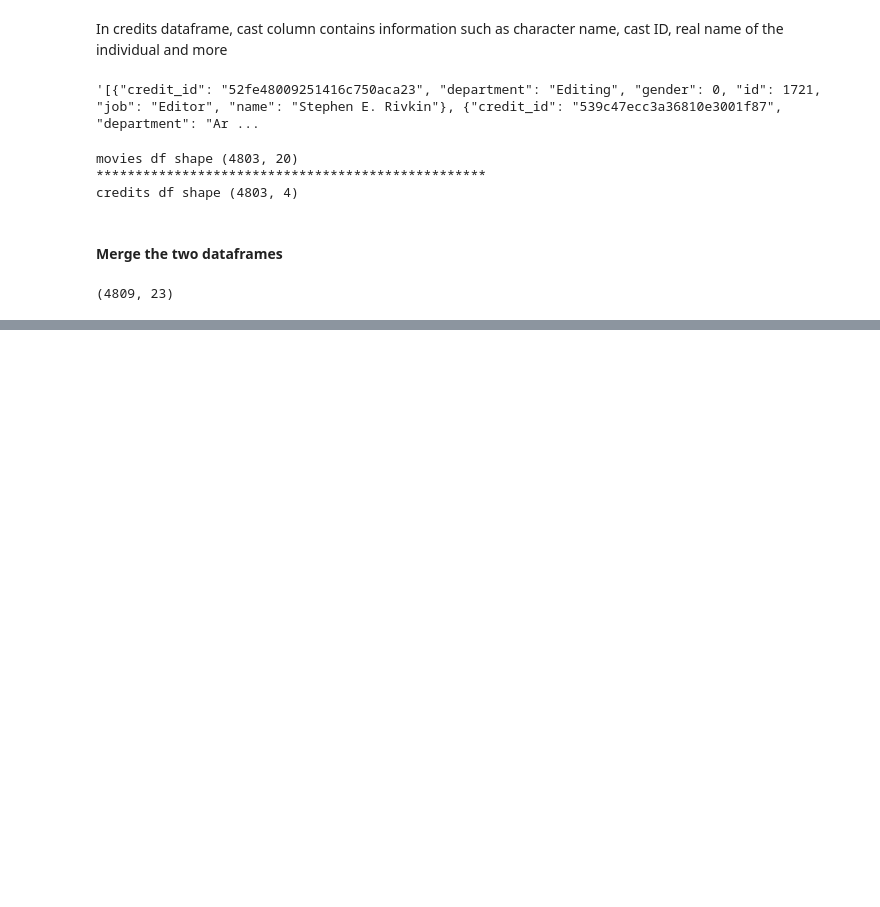
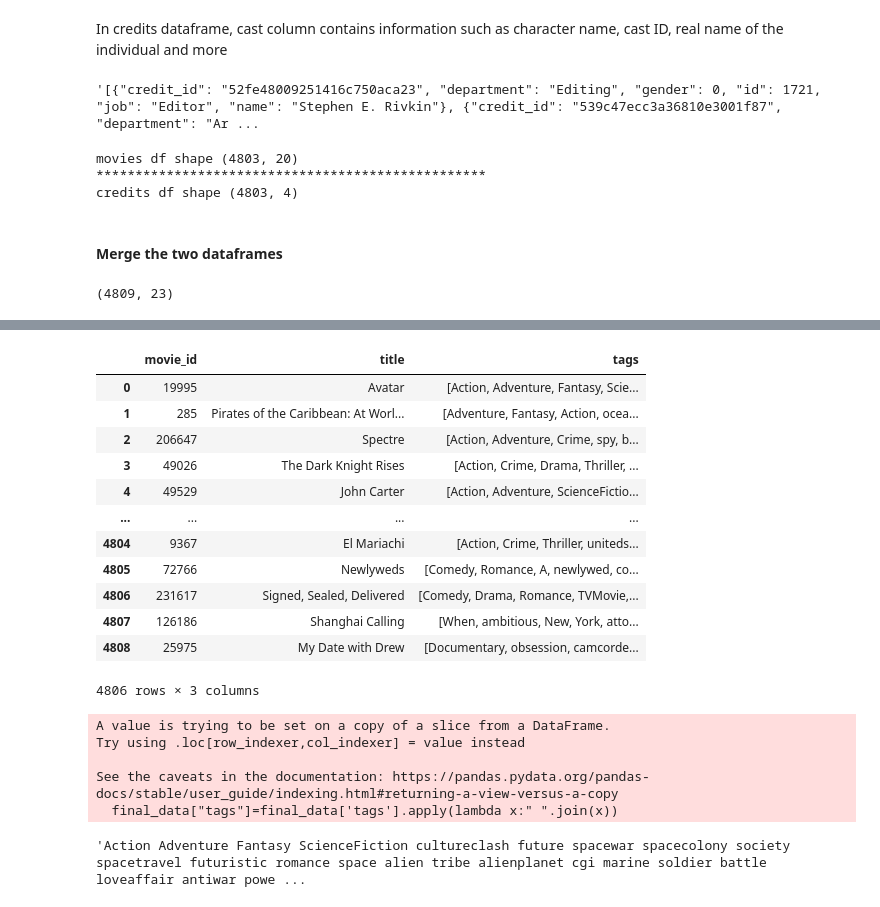
Before and after one commit to tharani001/Movie-Recommendation-system, a Jupyter notebook: Content Based Movie Recommendation System.ipynb, the cells around one changed output, grey strips where cells are left out. Saved outputs shown, nothing was run; the diff lists cells and outputs as text; code cells hidden in the pictures; blank space fills up the shorter version.

```diff
--- a/Content Based Movie Recommendation System.ipynb
+++ b/Content Based Movie Recommendation System.ipynb
@@ -85,0 +254,4 @@ movie_data.shape
+# %%
+movie_data["keywords"]=movie_data["keywords"].apply(lambda x:[i.replace(" ","") for i in x])
+movie_data["cast"]=movie_data["cast"].apply(lambda x:[i.replace(" ","") for i in x])
+movie_data["crew"]=movie_data["crew"].apply(lambda x:[i.replace(" ","") for i in x])
@@ -85,0 +263,4 @@ movie_data.shape
+# %%
+movie_data["tags"]=movie_data["genres"]+movie_data["keywords"]+movie_data["overview"]+movie_data["cast"]+movie_data["crew"]
+# %%
+movie_data.drop("id",axis=1,inplace=True)
@@ -85,0 +272,30 @@ movie_data.shape
+# %%
+final_data=movie_data[["movie_id","title","tags"]]
+# %%
+final_data
+# %% [output]
+|  | movie_id | title | tags |
+| 0 | 19995 | Avatar | [Action, Adventure, Fantasy, Scie... |
+| 1 | 285 | Pirates of the Caribbean: At Worl... | [Adventure, Fantasy, Action, ocea... |
+| 2 | 206647 | Spectre | [Action, Adventure, Crime, spy, b... |
+| 3 | 49026 | The Dark Knight Rises | [Action, Crime, Drama, Thriller, ... |
+| 4 | 49529 | John Carter | [Action, Adventure, ScienceFictio... |
+| ... | ... | ... | ... |
+| 4804 | 9367 | El Mariachi | [Action, Crime, Thriller, uniteds... |
+| 4805 | 72766 | Newlyweds | [Comedy, Romance, A, newlywed, co... |
+| 4806 | 231617 | Signed, Sealed, Delivered | [Comedy, Drama, Romance, TVMovie,... |
+| 4807 | 126186 | Shanghai Calling | [When, ambitious, New, York, atto... |
+| 4808 | 25975 | My Date with Drew | [Documentary, obsession, camcorde... |
+4806 rows × 3 columns
+# %%
+final_data["tags"]=final_data['tags'].apply(lambda x:" ".join(x))
+# %% [output]
+A value is trying to be set on a copy of a slice from a DataFrame.
+Try using .loc[row_indexer,col_indexer] = value instead
+
+See the caveats in the documentation: https://pandas.pydata.org/pandas-docs/stable/user_guide/indexing.html#returning-a-view-versus-a-copy
+  final_data["tags"]=final_data['tags'].apply(lambda x:" ".join(x))
+# %%
+final_data["tags"][0]
+# %% [output]
+'Action Adventure Fantasy ScienceFiction cultureclash future spacewar spacecolony society spacetravel futuristic romance space alien tribe alienplanet cgi marine soldier battle loveaffair antiwar powe ...
```
Also changed, not shown: parts of 54 cells of this notebook, 2 other files.
